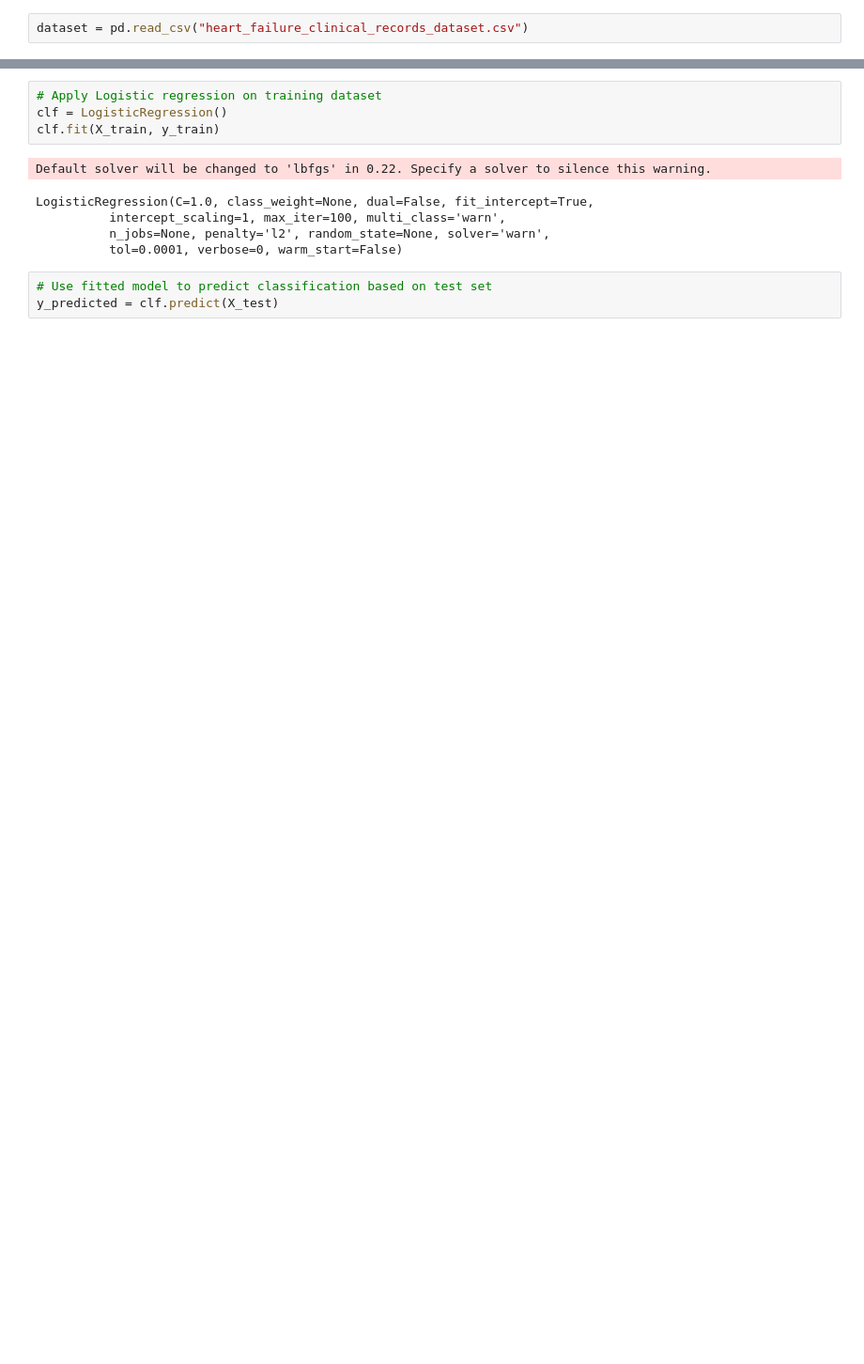
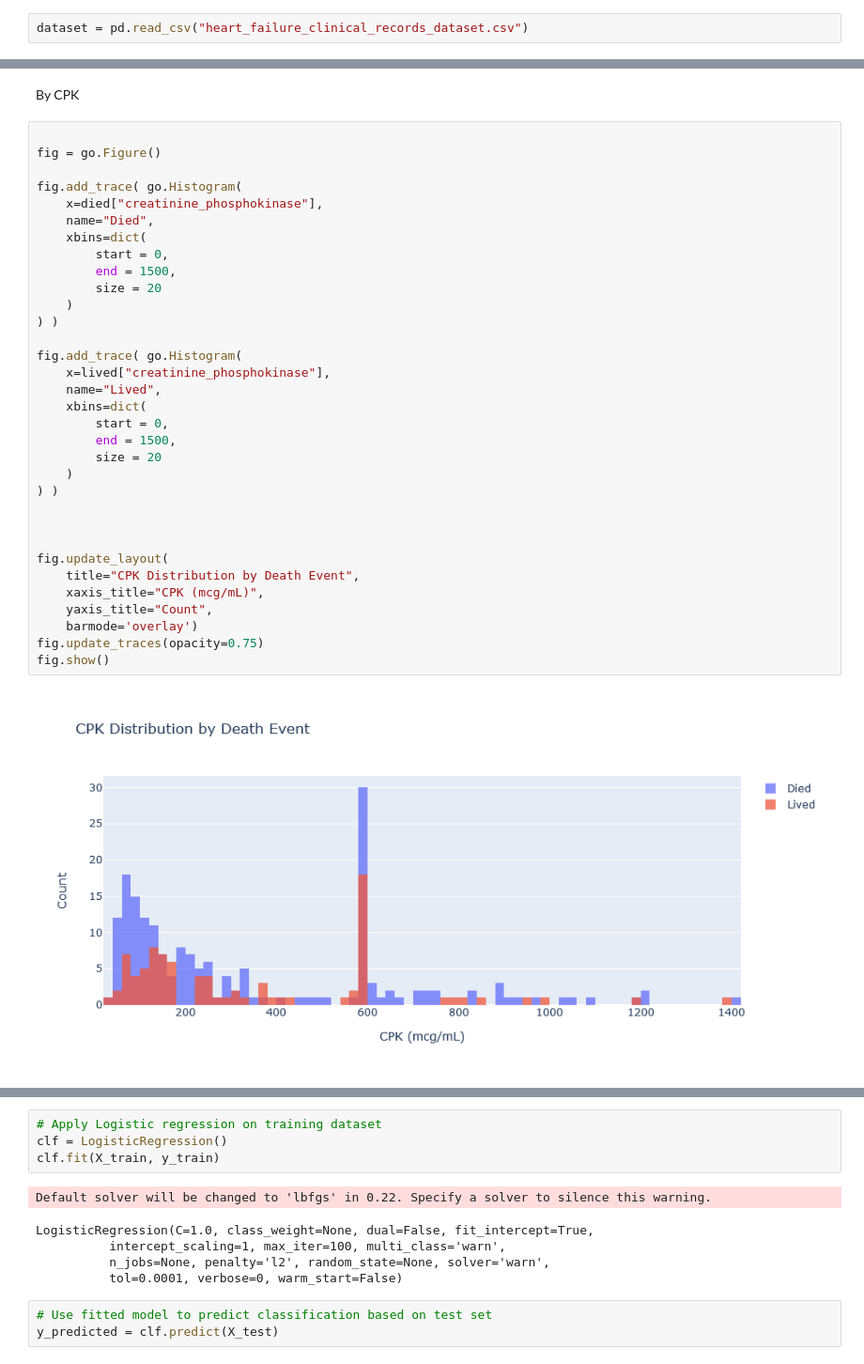
Before and after one commit to ssthor22/MachineLearning, a Jupyter notebook: HeartFailure/HeartFailureML.ipynb, the cells around one changed output, grey strips where cells are left out. Shown: that part at 94% size. Saved outputs shown, nothing was run; the diff lists cells and outputs as text; blank space fills up the shorter version.

```diff
--- a/HeartFailure/HeartFailureML.ipynb
+++ b/HeartFailure/HeartFailureML.ipynb
@@ -25,0 +130,37 @@ Data with input dtype int64, float64 were all converted to float64 by MinMaxScal
+# %% [markdown]
+By CPK
+# %%
+
+fig = go.Figure()
+
+fig.add_trace( go.Histogram(
+    x=died["creatinine_phosphokinase"],
+    name="Died",
+    xbins=dict(
+        start = 0,
+        end = 1500,
+        size = 20
+    )
+) )
+
+fig.add_trace( go.Histogram(
+    x=lived["creatinine_phosphokinase"],
+    name="Lived",
+    xbins=dict(
+        start = 0,
+        end = 1500,
+        size = 20
+    )
+) )
+
+
+
+fig.update_layout(
+    title="CPK Distribution by Death Event",
+    xaxis_title="CPK (mcg/mL)",
+    yaxis_title="Count",
+    barmode='overlay')
+fig.update_traces(opacity=0.75)
+fig.show()
+# %% [output]
+[figure, added]
```
Also changed, not shown: parts of 21 cells of this notebook.
